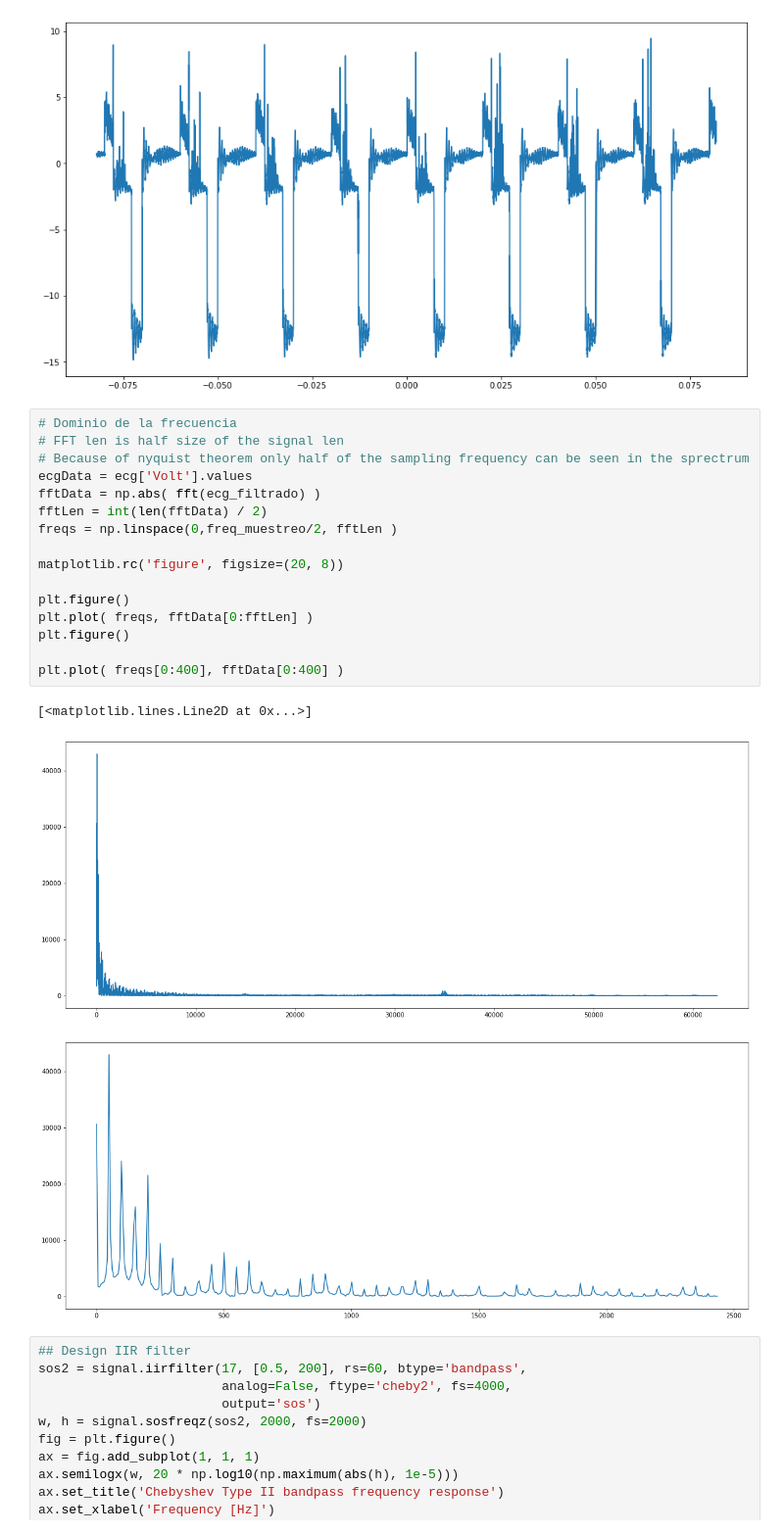
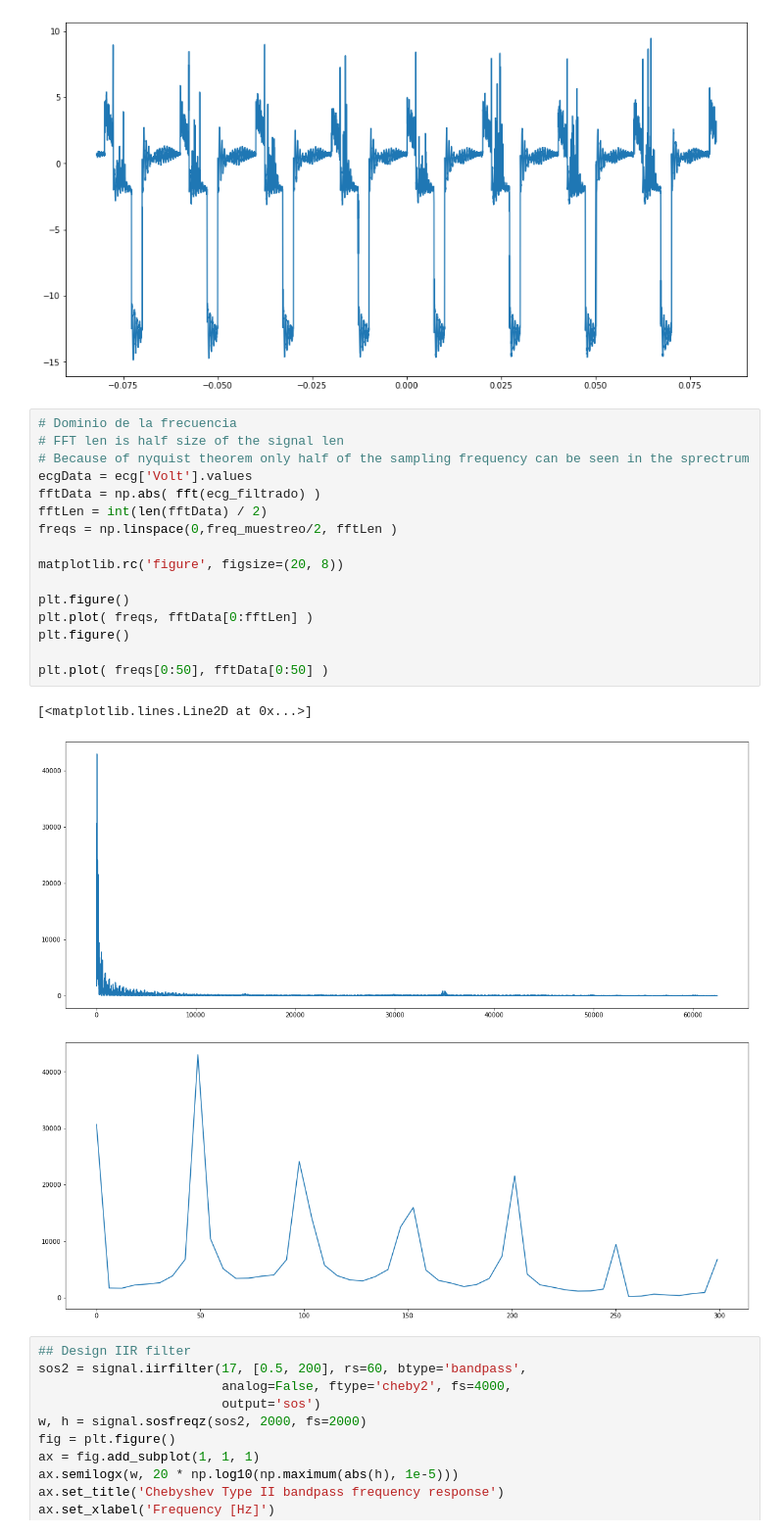
Before and after one commit to suflorcita/medidas-ecg, a Jupyter notebook: filtrado_ecg.ipynb, the cells around one changed output. Shown at 98% size. Drawn from its saved outputs; the diff is of its cells as text.

```diff
--- a/filtrado_ecg.ipynb
+++ b/filtrado_ecg.ipynb
@@ -91,23 +91,23 @@ plt.plot(ecg['Second'],ecg_filtrado)
 # %%
 # Dominio de la frecuencia
 # FFT len is half size of the signal len
 # Because of nyquist theorem only half of the sampling frequency can be seen in the sprectrum
 ecgData = ecg['Volt'].values
 fftData = np.abs( fft(ecg_filtrado) )
 fftLen = int(len(fftData) / 2)
 freqs = np.linspace(0,freq_muestreo/2, fftLen )
 
 matplotlib.rc('figure', figsize=(20, 8))
 
 plt.figure()
 plt.plot( freqs, fftData[0:fftLen] )
 plt.figure()
 
-plt.plot( freqs[0:400], fftData[0:400] )
+plt.plot( freqs[0:50], fftData[0:50] )
 # %% [output]
 [<matplotlib.lines.Line2D at 0x...>]
 [figure]
-[figure, old version]
+[figure, new version]
 # %%
 ## Design IIR filter
 sos2 = signal.iirfilter(17, [0.5, 200], rs=60, btype='bandpass',
```
Also changed, not shown: parts of 1 cell of this notebook.
